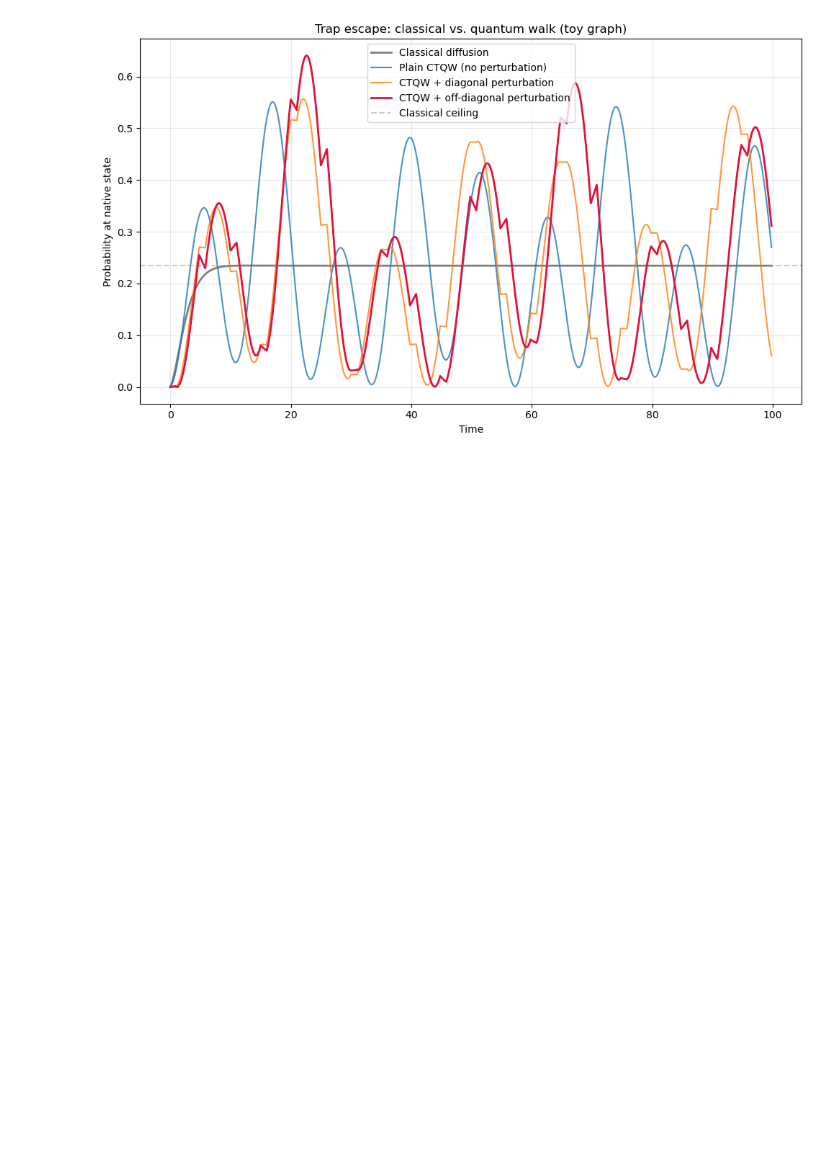
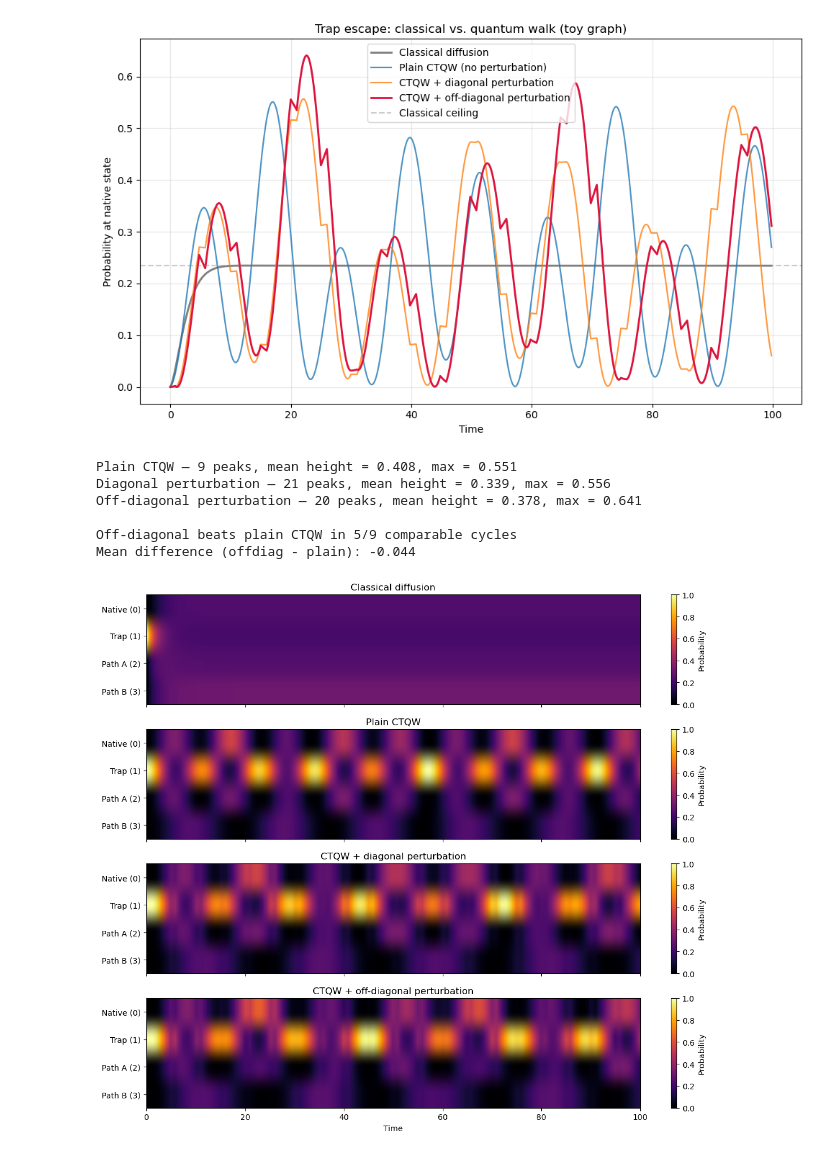
Before and after one commit to DivyaS09122006/Chaperonin_project, a Jupyter notebook: test_msm.ipynb, the cells around one changed output. Cells and saved outputs as stored; diff of their text form; code cells hidden in the pictures; blank space fills up the shorter version.

Commit message:
the results were hinting at interference doing the majority of the work... so we tried another text with phase locked perturbation to see if perturbation is actually significant

```diff
--- a/test_msm.ipynb
+++ b/test_msm.ipynb
@@ -667,3 +667,76 @@ plt.savefig('figure1_toy_graph.png', dpi=150)
 plt.show()
 # %% [output]
 [figure]
+# %%
+from scipy.signal import find_peaks
+
+def get_peaks(trajectory_values, t_values, min_height=0.1):
+    values = np.array(trajectory_values)
+    peak_indices, _ = find_peaks(values, height=min_height)
+    peak_times = t_values[peak_indices]
+    peak_heights = values[peak_indices]
+    return peak_times, peak_heights
+
+t_values = np.arange(0, total_time, dt)
+
+plain_peak_t, plain_peak_h = get_peaks(plain_native, t_values)
+diag_peak_t, diag_peak_h = get_peaks(diag_native, t_values)
+offdiag_peak_t, offdiag_peak_h = get_peaks(offdiag_native, t_values)
+
+print(f"Plain CTQW — {len(plain_peak_h)} peaks, mean height = {plain_peak_h.mean():.3f}, max = {plain_peak_h.max():.3f}")
+print(f"Diagonal perturbation — {len(diag_peak_h)} peaks, mean height = {diag_peak_h.mean():.3f}, max = {diag_peak_h.max():.3f}")
+print(f"Off-diagonal perturbation — {len(offdiag_peak_h)} peaks, mean height = {offdiag_peak_h.mean():.3f}, max = {offdiag_peak_h.max():.3f}")
+
+# Direct head-to-head: how many cycles does off-diagonal beat plain CTQW?
+n_compare = min(len(plain_peak_h), len(offdiag_peak_h))
+wins = sum(offdiag_peak_h[:n_compare] > plain_peak_h[:n_compare])
+print(f"\nOff-diagonal beats plain CTQW in {wins}/{n_compare} comparable cycles")
+print(f"Mean difference (offdiag - plain): {(offdiag_peak_h[:n_compare] - plain_peak_h[:n_compare]).mean():.3f}")
+# %% [output]
+Plain CTQW — 9 peaks, mean height = 0.408, max = 0.551
+Diagonal perturbation — 21 peaks, mean height = 0.339, max = 0.556
+Off-diagonal perturbation — 20 peaks, mean height = 0.378, max = 0.641
+
+Off-diagonal beats plain CTQW in 5/9 comparable cycles
+Mean difference (offdiag - plain): -0.044
+# %%
+import matplotlib.pyplot as plt
+import numpy as np
+
+def build_probability_matrix(trajectory):
+    """trajectory: list of (t, prob_vector) -> matrix of shape (n_nodes, n_timesteps)"""
+    probs = np.array([p for t, p in trajectory]).T  # shape: (n_nodes, n_timesteps)
+    return probs
+
+# Need classical as a trajectory too, for consistent shape
+classical_traj = []
+for t in np.arange(0, total_time, dt):
+    p_t = expm(-L_classical * t) @ p0_trapped
+    classical_traj.append((t, p_t))
+classical_matrix = build_probability_matrix(classical_traj)
+
+plain_matrix = build_probability_matrix(traj_plain)
+diag_matrix = build_probability_matrix(traj_diag)
+offdiag_matrix = build_probability_matrix(traj_offdiag)
+
+node_labels = ['Native (0)', 'Trap (1)', 'Path A (2)', 'Path B (3)']
+
+fig, axes = plt.subplots(4, 1, figsize=(12, 10), sharex=True)
+matrices = [classical_matrix, plain_matrix, diag_matrix, offdiag_matrix]
+titles = ['Classical diffusion', 'Plain CTQW', 'CTQW + diagonal perturbation', 'CTQW + off-diagonal perturbation']
+
+for ax, matrix, title in zip(axes, matrices, titles):
+    im = ax.imshow(matrix, aspect='auto', cmap='inferno',
+                    extent=[0, total_time, len(node_labels)-0.5, -0.5],
+                    vmin=0, vmax=1)
+    ax.set_yticks(range(len(node_labels)))
+    ax.set_yticklabels(node_labels)
+    ax.set_title(title)
+    fig.colorbar(im, ax=ax, label='Probability')
+
+axes[-1].set_xlabel('Time')
+plt.tight_layout()
+plt.savefig('probability_landscape_heatmap.png', dpi=150)
+plt.show()
+# %% [output]
+[figure, added]
```
Also changed, not shown: parts of 1 cell of this notebook, 1 other file.
